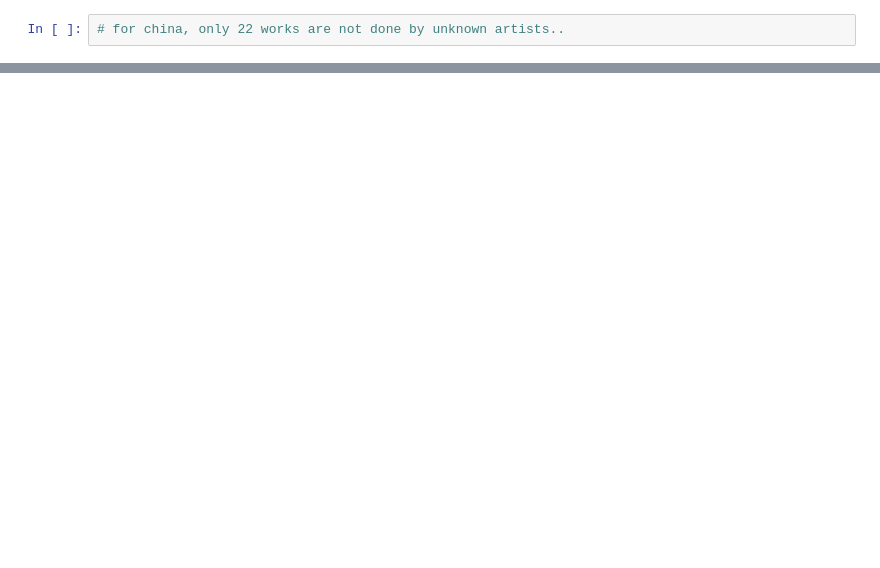
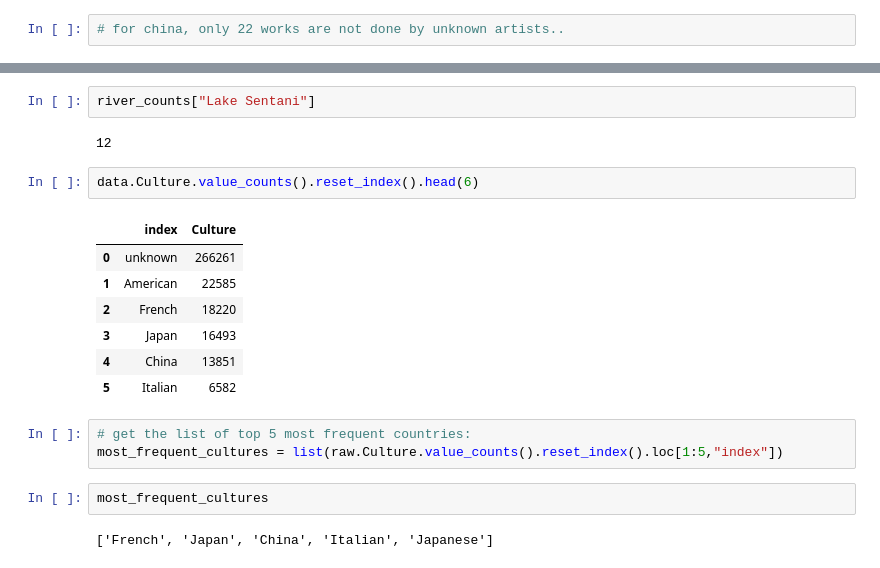
Before and after one commit to lleiou/THE-MET, a Jupyter notebook: Untitled.ipynb, the cells around one changed output, grey strips where cells are left out. Saved outputs shown, nothing was run; the diff lists cells and outputs as text; blank space fills up the shorter version.

```diff
--- a/Untitled.ipynb
+++ b/Untitled.ipynb
@@ -384,0 +322,21 @@ UnicodeDecodeError: 'ascii' codec can't decode byte 0xc3 in position 4: ordinal
+# %%
+river_counts["Lake Sentani"]
+# %% [output]
+12
+# %%
+data.Culture.value_counts().reset_index().head(6)
+# %% [output]
+|  | index | Culture |
+| 0 | unknown | 266261 |
+| 1 | American | 22585 |
+| 2 | French | 18220 |
+| 3 | Japan | 16493 |
+| 4 | China | 13851 |
+| 5 | Italian | 6582 |
+# %%
+# get the list of top 5 most frequent countries:
+most_frequent_cultures = list(raw.Culture.value_counts().reset_index().loc[1:5,"index"])
+# %%
+most_frequent_cultures
+# %% [output]
+['French', 'Japan', 'China', 'Italian', 'Japanese']
```
Also changed, not shown: parts of 44 cells of this notebook.
